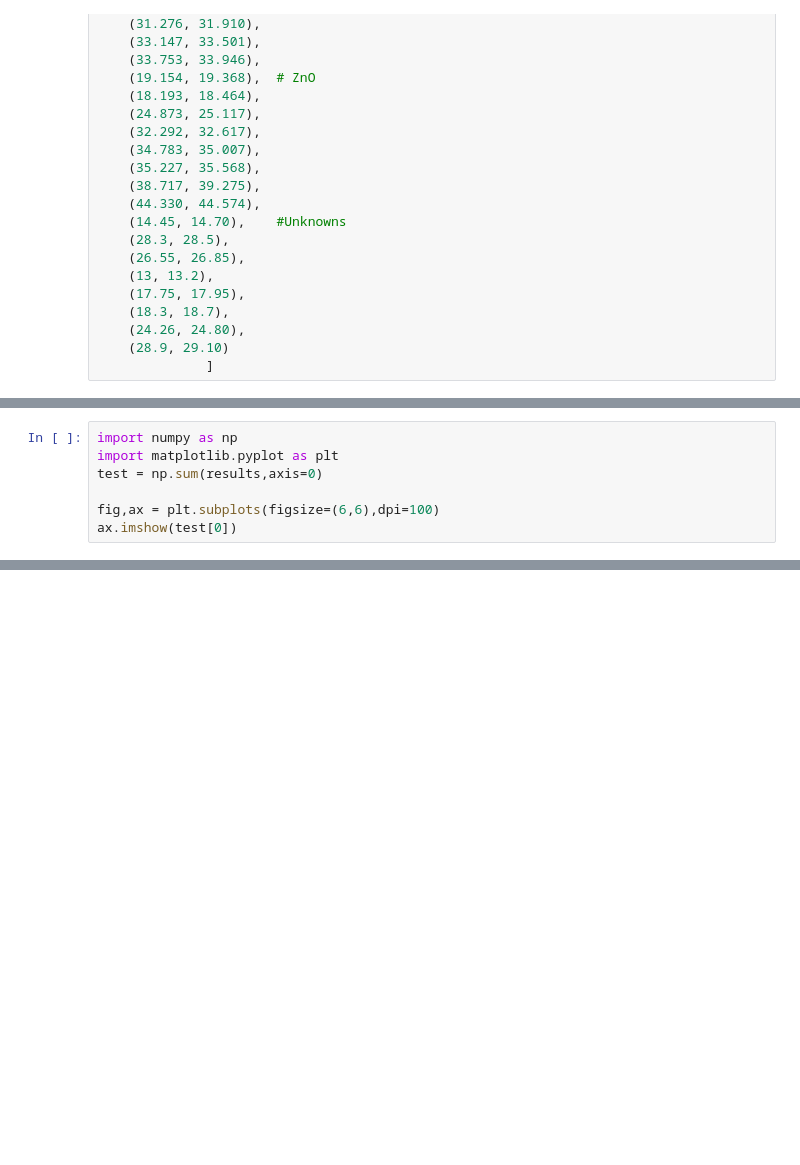
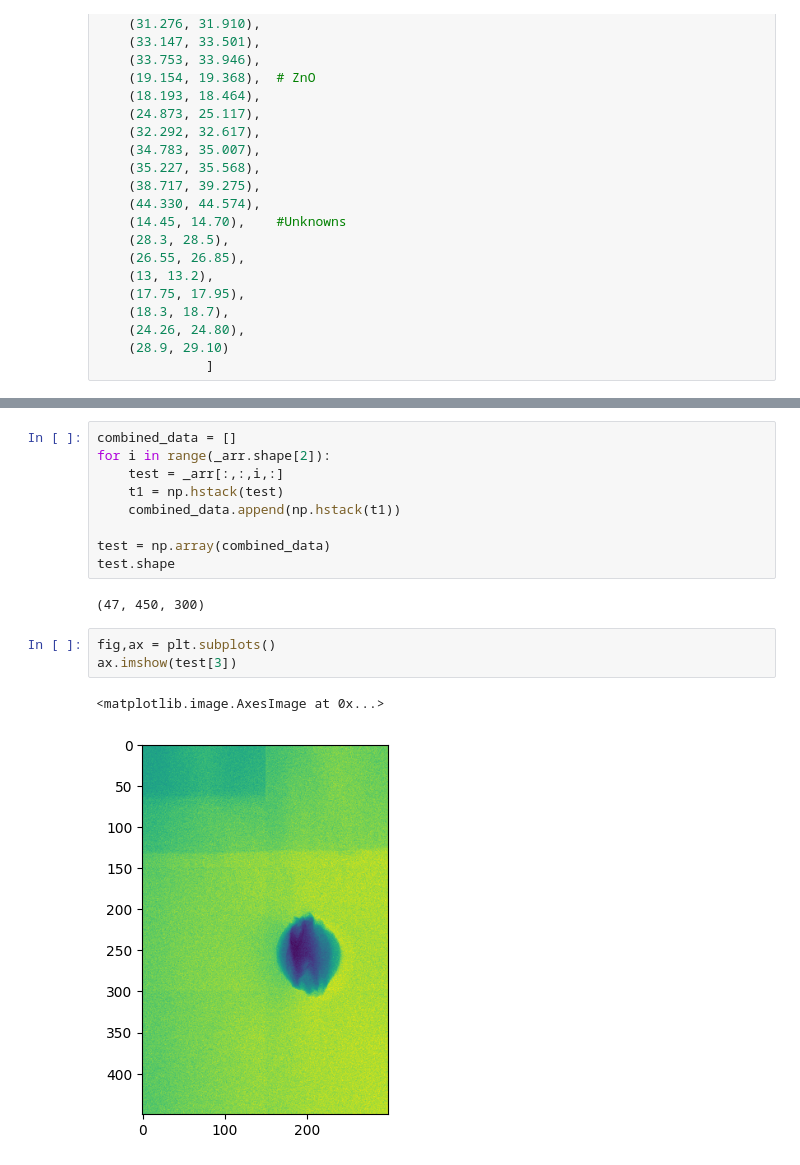
Before and after one commit to badw/beavermap, a Jupyter notebook: examples/beavermap.ipynb, the cells around one changed output, grey strips where cells are left out. Cells and saved outputs as stored; diff of their text form; blank space fills up the shorter version.

```diff
--- a/examples/beavermap.ipynb
+++ b/examples/beavermap.ipynb
@@ -67,7 +52,0 @@ results = bm._tqdm_runner(chunk_size=10,regions=ranges)
-# %%
-import numpy as np
-import matplotlib.pyplot as plt
-test = np.sum(results,axis=0)
-
-fig,ax = plt.subplots(figsize=(6,6),dpi=100)
-ax.imshow(test[0])
@@ -128,0 +225,17 @@ integration = bm.integrate(
+# %%
+combined_data = []
+for i in range(_arr.shape[2]):
+    test = _arr[:,:,i,:]
+    t1 = np.hstack(test)
+    combined_data.append(np.hstack(t1))
+
+test = np.array(combined_data)
+test.shape
+# %% [output]
+(47, 450, 300)
+# %%
+fig,ax = plt.subplots()
+ax.imshow(test[3])
+# %% [output]
+<matplotlib.image.AxesImage at 0x...>
+[figure, added]
```
Also changed, not shown: parts of 34 cells of this notebook, 12 other files.
